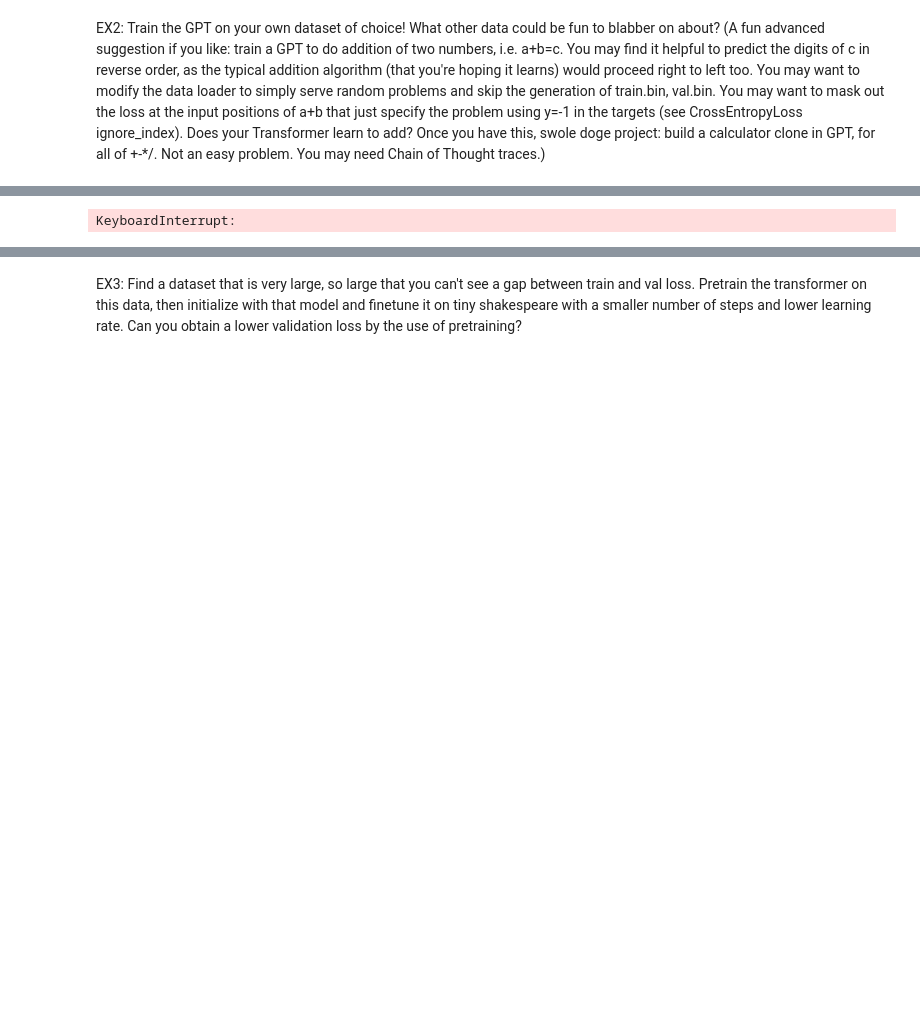
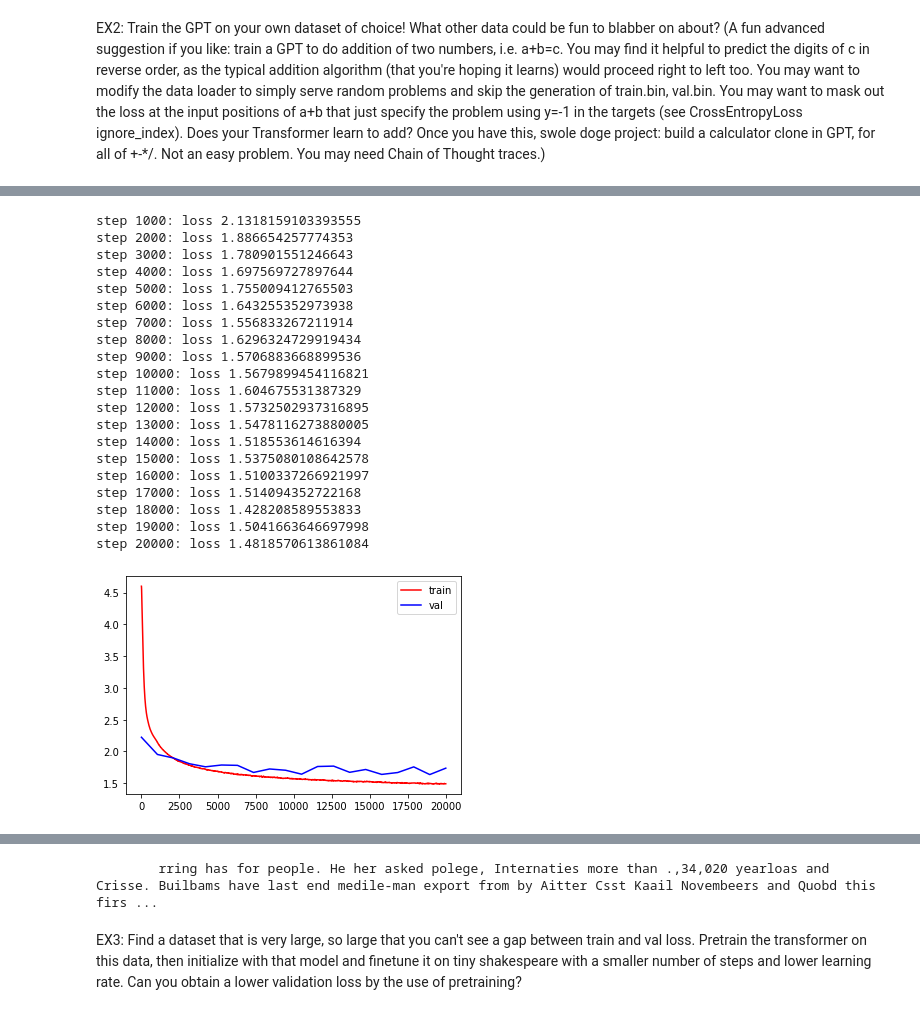
Before and after one commit to lowrollr/nn_zero_to_hero, a Jupyter notebook: l7_gpt/exercises.ipynb, the cells around one changed output, grey strips where cells are left out. Cells and saved outputs as stored; diff of their text form; code cells hidden in the pictures; blank space fills up the shorter version.

```diff
--- a/l7_gpt/exercises.ipynb
+++ b/l7_gpt/exercises.ipynb
@@ -374,10 +421,29 @@ Found cached dataset cnn_dailymail (/Users/marshingjay/.cache/huggingface/datase
 # %%
 context_length = 128
 batch_size = 32
 emb_size = 64
 multi_block_model = MultiBlockModel(vocab_size, emb_size, emb_size, context_length, num_multi_attn_heads=8, num_blocks=8).to(device)
-losses, eval_losses = train(multi_block_model, 10000, batch_size, context_length)
+losses, eval_losses = train(multi_block_model, 20000, batch_size, context_length)
 plot_ema(losses, eval_losses)
-generate_text(multi_block_model)
 # %% [output]
-KeyboardInterrupt:
+step 1000: loss 2.1318159103393555
+step 2000: loss 1.886654257774353
+step 3000: loss 1.780901551246643
+step 4000: loss 1.697569727897644
+step 5000: loss 1.755009412765503
+step 6000: loss 1.643255352973938
+step 7000: loss 1.556833267211914
+step 8000: loss 1.6296324729919434
+step 9000: loss 1.5706883668899536
+step 10000: loss 1.5679899454116821
+step 11000: loss 1.604675531387329
+step 12000: loss 1.5732502937316895
+step 13000: loss 1.5478116273880005
+step 14000: loss 1.518553614616394
+step 15000: loss 1.5375080108642578
+step 16000: loss 1.5100337266921997
+step 17000: loss 1.514094352722168
+step 18000: loss 1.428208589553833
+step 19000: loss 1.5041663646697998
+step 20000: loss 1.4818570613861084
+[figure, added]
@@ -384,2 +452,6 @@ KeyboardInterrupt:
+# %%
+generate_text(multi_block_model, None, 1000)
+# %% [output]
+        rring has for people. He her asked polege, Internaties more than .,34,020 yearloas and Crisse. Builbams have last end medile-man export from by Aitter Csst Kaail Novembeers and Quobd this firs ...
 # %% [markdown]
 EX3: Find a dataset that is very large, so large that you can't see a gap between train and val loss. Pretrain the transformer on this data, then initialize with that model and finetune it on tiny shakespeare with a smaller number of steps and lower learning rate. Can you obtain a lower validation loss by the use of pretraining?
```
Also changed, not shown: parts of 14 cells of this notebook.
